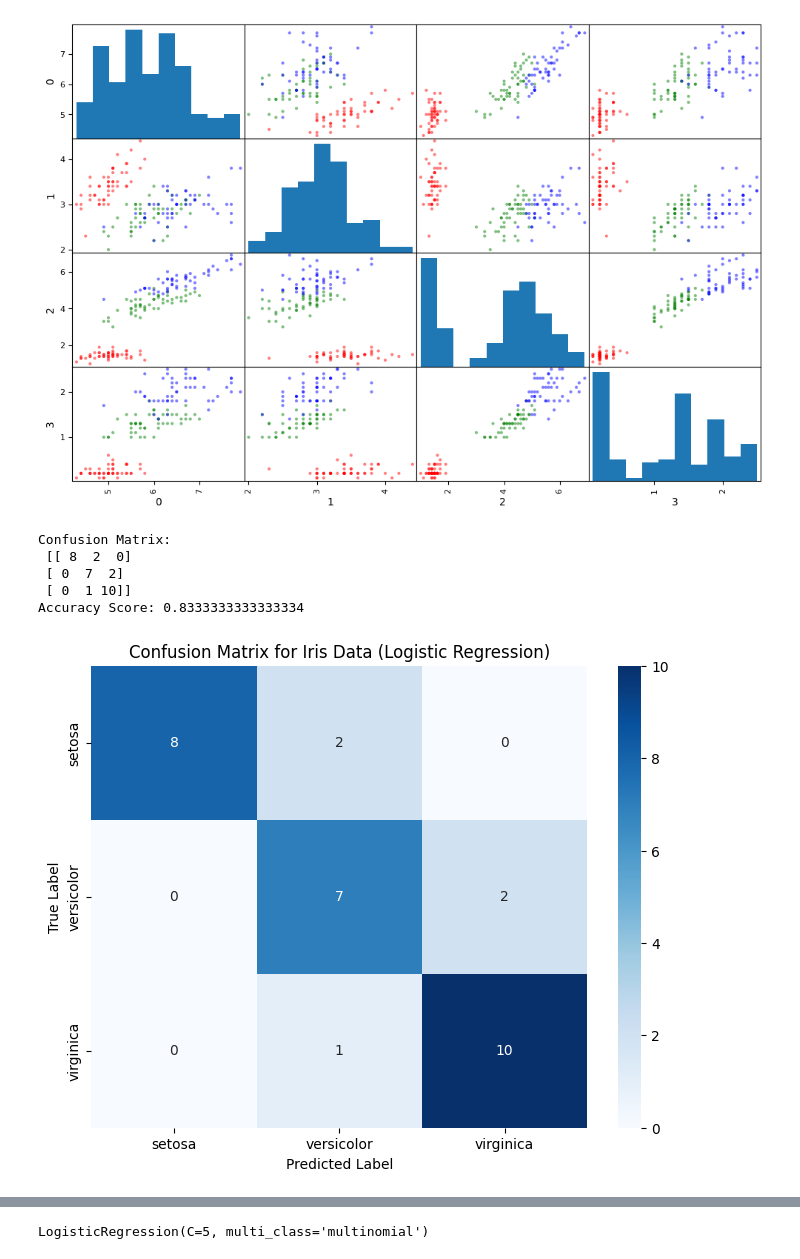
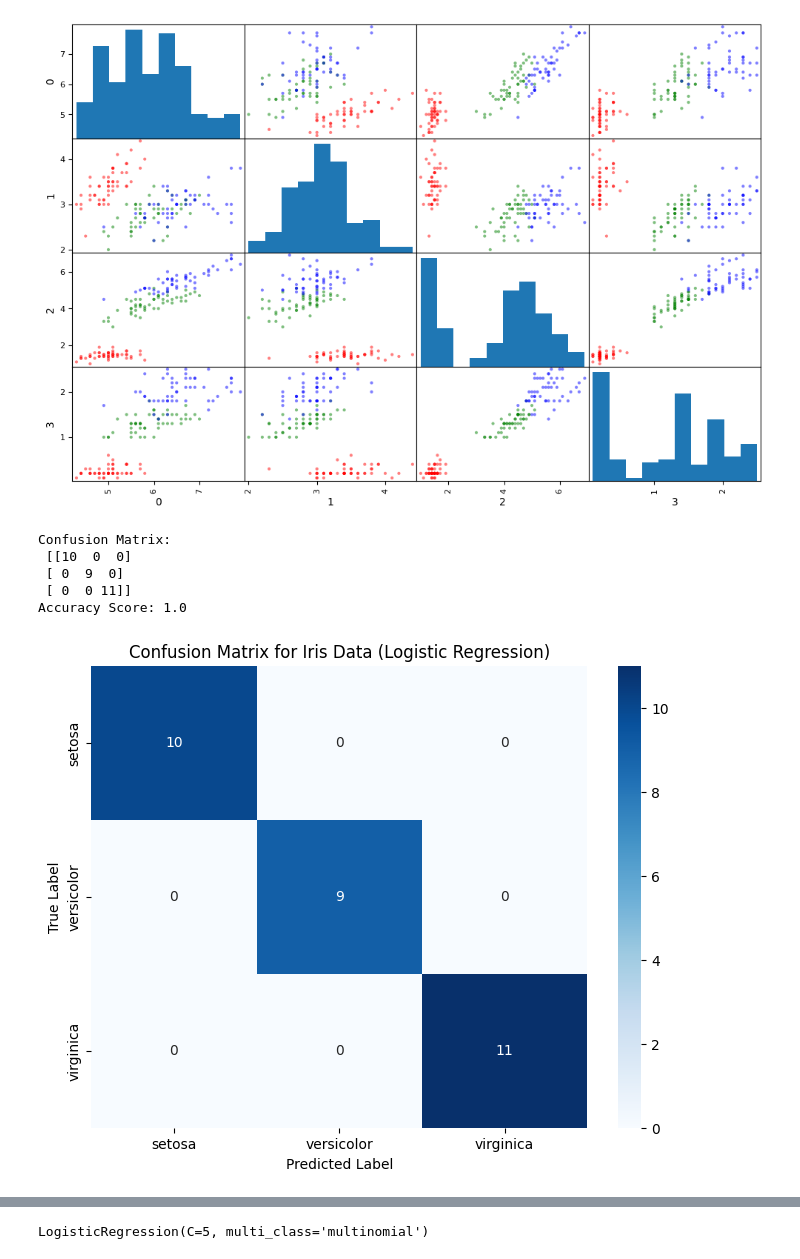
Before and after one commit to NooredeenAjaj/Home-Safety-Monitoring, a Jupyter notebook: lec4_iris_multiclass.ipynb, the cells around one changed output, grey strips where cells are left out. Drawn from its saved outputs; the diff is of its cells as text; code cells hidden in the pictures.

```diff
--- a/lec4_iris_multiclass.ipynb
+++ b/lec4_iris_multiclass.ipynb
@@ -64,41 +64,41 @@ from sklearn.datasets import load_iris
 
 # Ladda iris-datasetet och definiera X och y
 iris = load_iris()
-X = iris["data"][:, 0:1]  # sepal length
+X = iris["data"][:, :]  # sepal length
 y = iris["target"]        # y = 0, 1, or 2
 
 # Dela upp data i tränings- och testmängder
 X_train, X_test, y_train, y_test = train_test_split(X, y, test_size=0.2, random_state=42)
 
 # Skapa och träna modellen
 softmaxmodel = LogisticRegression(multi_class="multinomial", solver='lbfgs', max_iter=200)
 softmaxmodel.fit(X_train, y_train)
 
 # Gör förutsägelser på testdatan
 y_pred = softmaxmodel.predict(X_test)
 
 # Beräkna förvirringsmatris och noggrannhet
 conf_matrix = confusion_matrix(y_test, y_pred)
 accuracy = accuracy_score(y_test, y_pred)
 
 # Skriv ut resultaten
 print("Confusion Matrix:\n", conf_matrix)
 print("Accuracy Score:", accuracy)
 
 # Visualisera förvirringsmatrisen med en värmekarta
 plt.figure(figsize=(8, 6))
 sns.heatmap(conf_matrix, annot=True, fmt='d', cmap='Blues', xticklabels=iris.target_names, yticklabels=iris.target_names)
 plt.xlabel('Predicted Label')
 plt.ylabel('True Label')
 plt.title('Confusion Matrix for Iris Data (Logistic Regression)')
 plt.show()
 # %% [output]
 Confusion Matrix:
- [[ 8  2  0]
- [ 0  7  2]
- [ 0  1 10]]
-Accuracy Score: 0.8333333333333334
+ [[10  0  0]
+ [ 0  9  0]
+ [ 0  0 11]]
+Accuracy Score: 1.0
-[figure, old version]
+[figure, new version]
 # %%
 # Plot Setosa probability versus Sepal Length
 Xnew = np.linspace(4,8,1000).reshape(-1,1)
```
Also changed, not shown: parts of 2 cells of this notebook.
